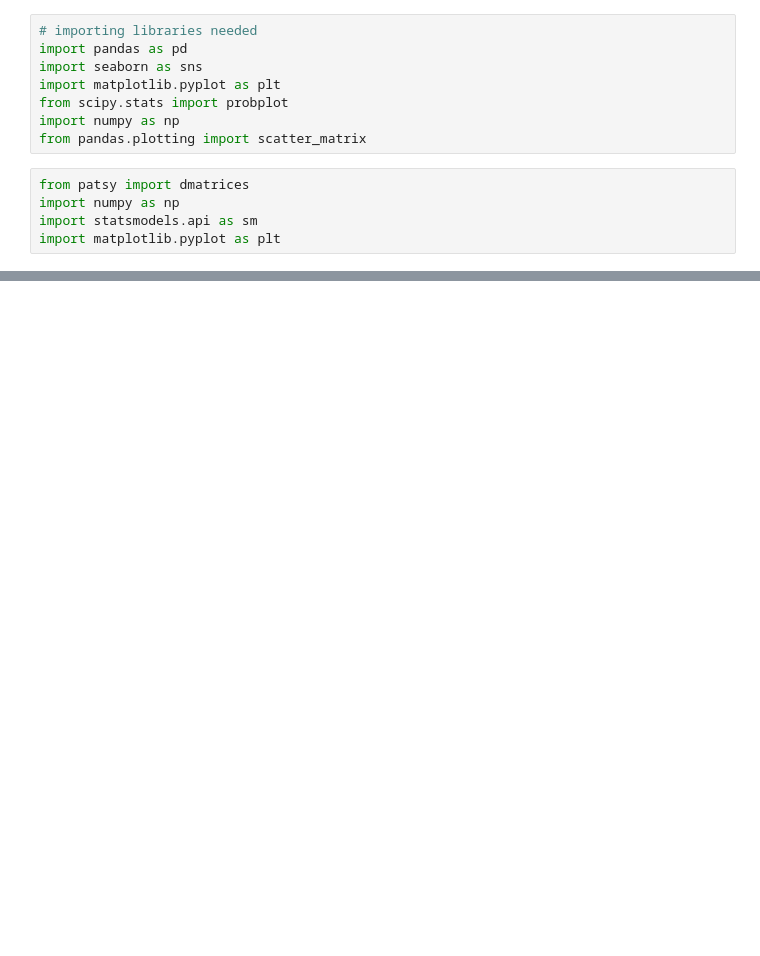
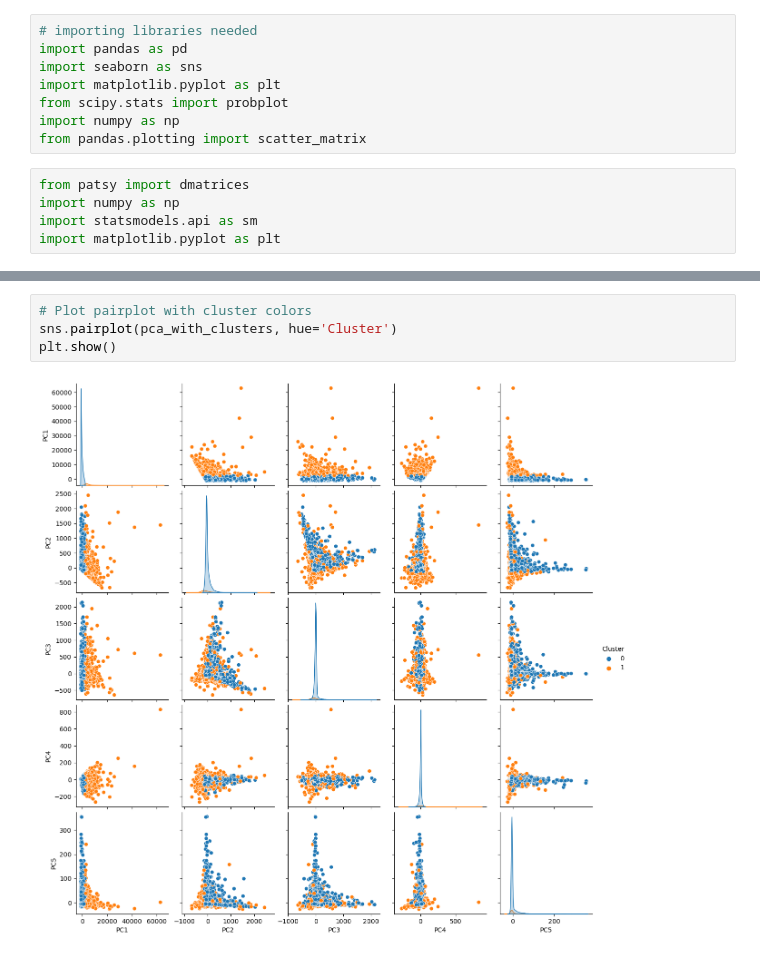
Before and after one commit to vidhika-git/DAV-6150, a Jupyter notebook: project2/Untitled.ipynb, the cells around one changed output, grey strips where cells are left out. Saved outputs shown, nothing was run; the diff lists cells and outputs as text; blank space fills up the shorter version.

```diff
--- a/project2/Untitled.ipynb
+++ b/project2/Untitled.ipynb
@@ -27,0 +225,6 @@ df.head(5)
+# %%
+# Plot pairplot with cluster colors
+sns.pairplot(pca_with_clusters, hue='Cluster')
+plt.show()
+# %% [output]
+[figure, added]
```
Also changed, not shown: parts of 82 cells of this notebook.
